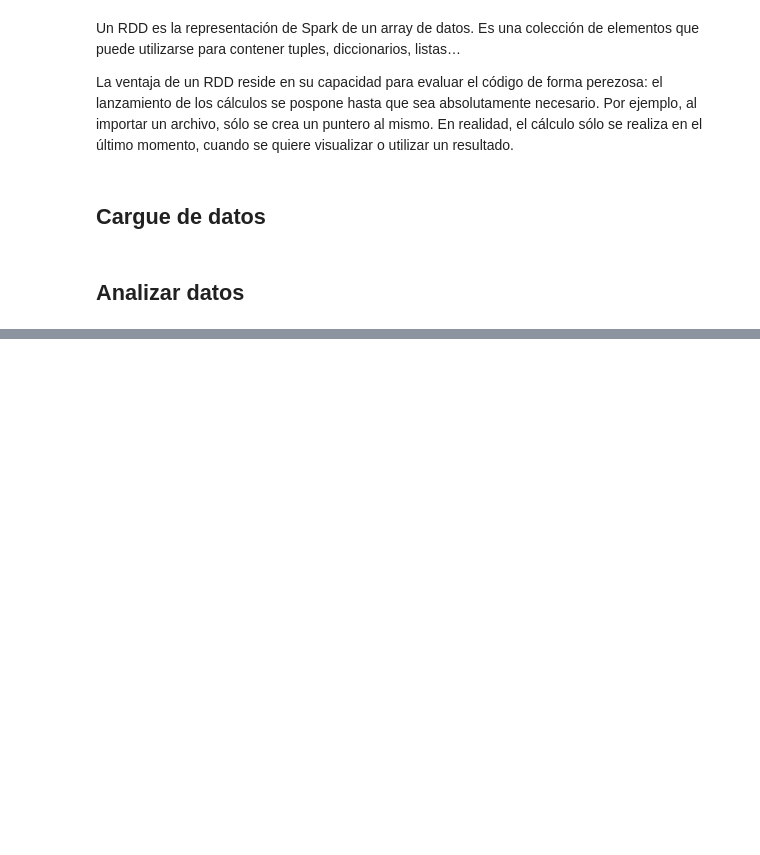
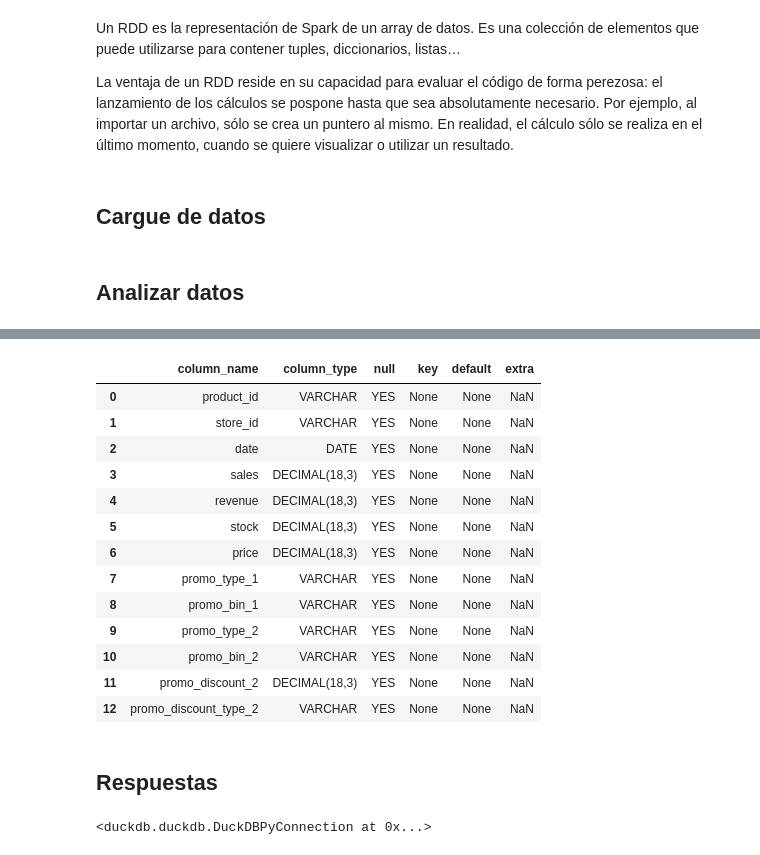
Before and after one commit to cramirez98/WorkshopSumz, a Jupyter notebook: workshop/Workshop 1.ipynb, the cells around one changed output, grey strips where cells are left out. Saved outputs shown, nothing was run; the diff lists cells and outputs as text; code cells hidden in the pictures; blank space fills up the shorter version.

```diff
--- a/workshop/Workshop 1.ipynb
+++ b/workshop/Workshop 1.ipynb
@@ -829,0 +1059,6 @@ LINE 1: SELECT * FROM test
+# %%
+import duckdb
+
+DUCKDB_DB = os.getenv('DUCKDB_DB')
+
+conn = duckdb.connect(f'{DUCKDB_DB}.duckdb')
@@ -829,0 +1182,65 @@ LINE 1: SELECT * FROM test
+# %%
+query = """
+   DESCRIBE sales
+"""
+conn.sql(query).to_df()
+# %% [output]
+|  | column_name | column_type | null | key | default | extra |
+| 0 | product_id | VARCHAR | YES | None | None | NaN |
+| 1 | store_id | VARCHAR | YES | None | None | NaN |
+| 2 | date | DATE | YES | None | None | NaN |
+| 3 | sales | DECIMAL(18,3) | YES | None | None | NaN |
+| 4 | revenue | DECIMAL(18,3) | YES | None | None | NaN |
+| 5 | stock | DECIMAL(18,3) | YES | None | None | NaN |
+| 6 | price | DECIMAL(18,3) | YES | None | None | NaN |
+| 7 | promo_type_1 | VARCHAR | YES | None | None | NaN |
+| 8 | promo_bin_1 | VARCHAR | YES | None | None | NaN |
+| 9 | promo_type_2 | VARCHAR | YES | None | None | NaN |
+| 10 | promo_bin_2 | VARCHAR | YES | None | None | NaN |
+| 11 | promo_discount_2 | DECIMAL(18,3) | YES | None | None | NaN |
+| 12 | promo_discount_type_2 | VARCHAR | YES | None | None | NaN |
+# %% [markdown]
+## Respuestas
+# %%
+query = """
+    DROP TABLE IF EXISTS analysis;
+    CREATE TABLE analysis
+    AS
+    SELECT
+        S.product_id
+        ,S.store_id
+        ,S.date
+        ,S.sales
+        ,S.revenue
+        ,S.stock
+        ,S.price
+        ,S.promo_type_1
+        ,S.promo_bin_1
+        ,S.promo_type_2
+        ,S.promo_bin_2
+        ,S.promo_discount_2
+        ,S.promo_discount_type_2
+        ,P.product_length
+        ,P.product_depth
+        ,P.product_width
+        ,P.cluster_id
+        ,P.hierarchy1_id
+        ,P.hierarchy2_id
+        ,P.hierarchy3_id
+        ,P.hierarchy4_id
+        ,P.hierarchy5_id
+        ,ST.storetype_id
+        ,ST.store_size
+        ,ST.city_id
+        ,YEAR(S.date) AS sale_year
+        ,MONTH(S.date) AS sale_month
+        ,DATE_PART('quarter', S.date) AS sale_quarter
+    FROM sales S
+    LEFT JOIN product_hierarchy P
+        ON P.product_id = S.product_id
+    LEFT JOIN store ST
+        ON ST.store_id = S.store_id
+"""
+conn.execute(query)
+# %% [output]
+<duckdb.duckdb.DuckDBPyConnection at 0x...>
```
Also changed, not shown: parts of 98 cells of this notebook, 2 other files.
